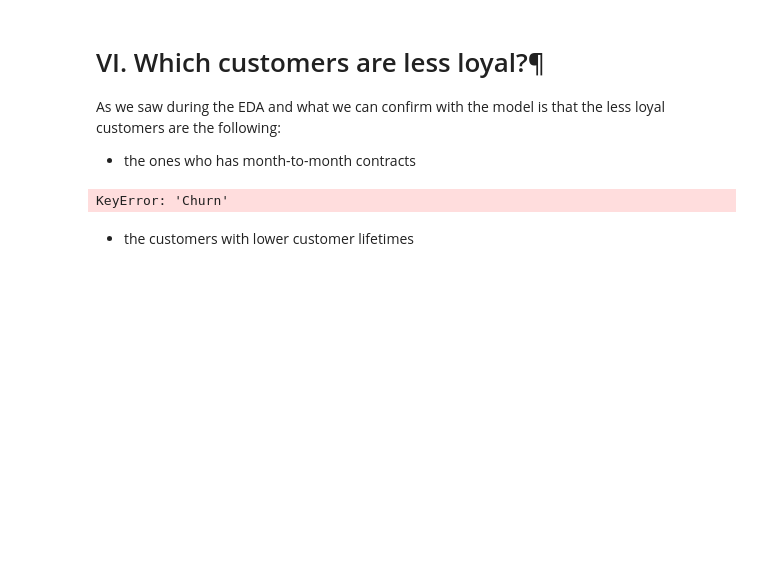
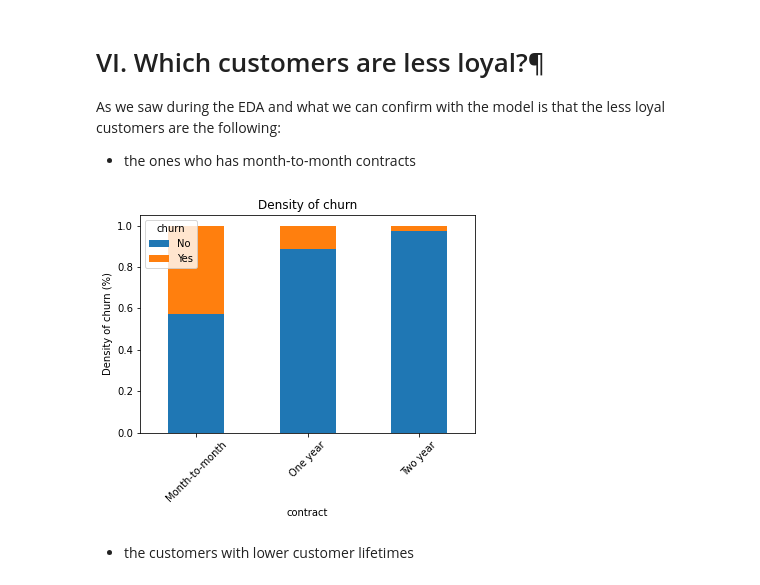
Before and after one commit to bhargitay/telco_customer_churn, a Jupyter notebook: telco_customer_churn.ipynb, the cells around one changed output. Drawn from its saved outputs; the diff is of its cells as text; code cells hidden in the pictures; blank space fills up the shorter version.

```diff
--- a/telco_customer_churn.ipynb
+++ b/telco_customer_churn.ipynb
@@ -494,9 +486,9 @@ As we saw during the EDA and what we can confirm with the model is that the less
 
 - the ones who has month-to-month contracts
 # %%
-ut.plot_full_stacked_density(df, 'Churn', 'Contract', 'bar')
+ut.plot_full_stacked_density(df, 'churn', 'contract', 'bar')
 # %% [output]
-KeyError: 'Churn'
+[figure, added]
 # %% [markdown]
 - the customers with lower customer lifetimes
 # %%
```
Also changed, not shown: parts of 9 cells of this notebook.
